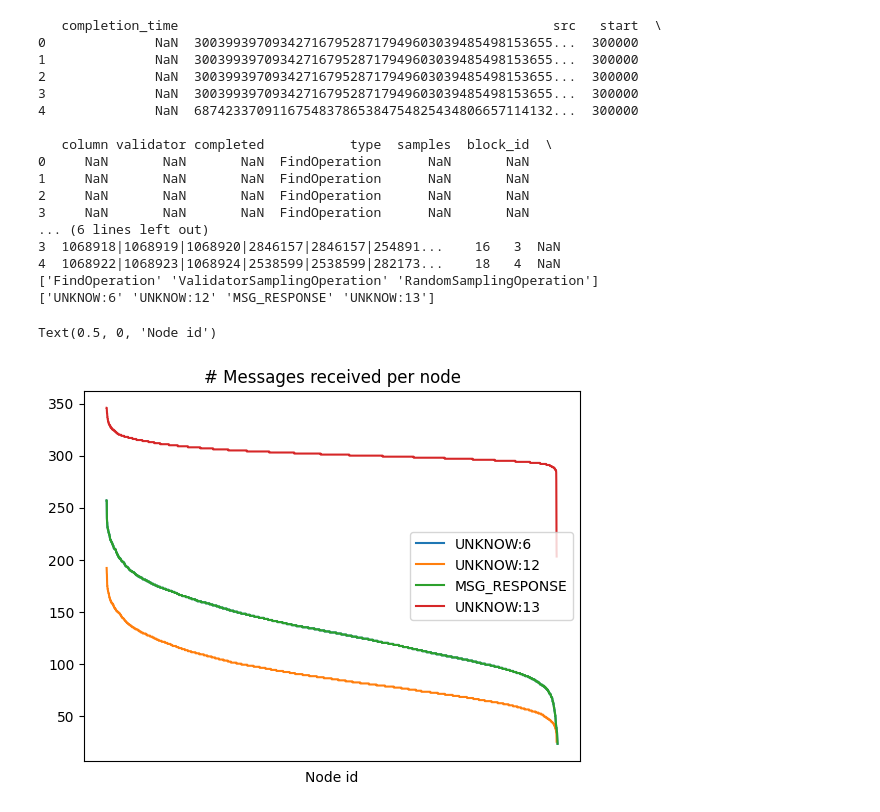
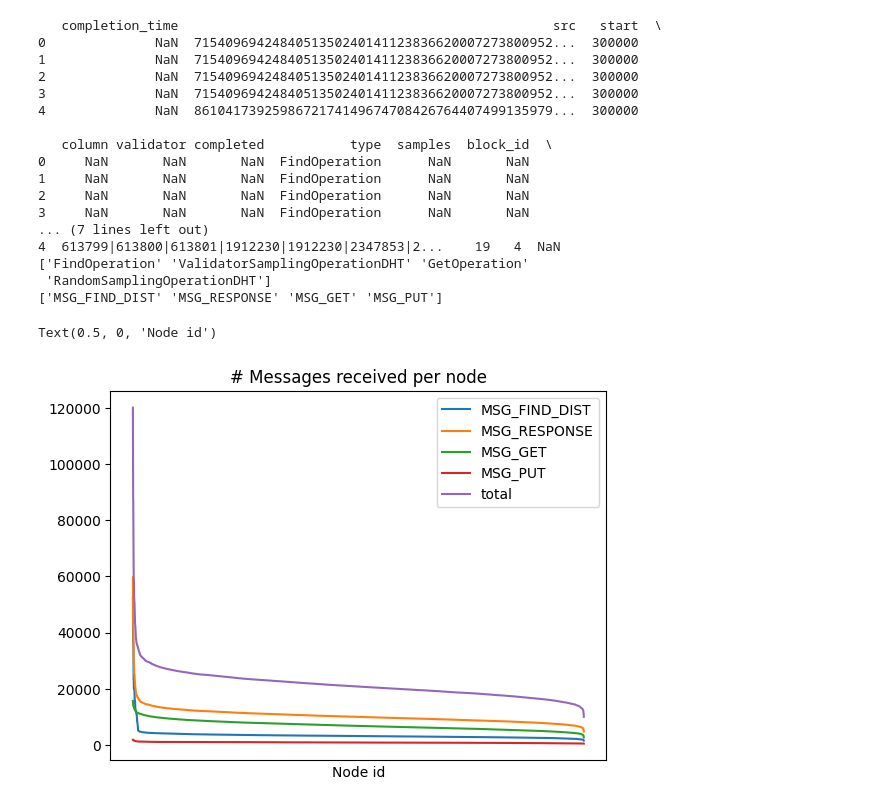
Before and after one commit to datahop/kademlia-simulator, a Jupyter notebook: simulator/python/graphs.ipynb, the cells around one changed output. Saved outputs shown, nothing was run; the diff lists cells and outputs as text; code cells hidden in the pictures.

Commit message:
fix operation tag reported

```diff
--- a/simulator/python/graphs.ipynb
+++ b/simulator/python/graphs.ipynb
@@ -3,52 +3,54 @@ from matplotlib import pyplot as plt
 import numpy as np
 import pandas as pd
 
-ops_path = "../logsTest/operation.csv"
-msgs_path = "../logsTest/messages.csv"
+ops_path = "../logsDHT/operation.csv"
+msgs_path = "../logsDHT/messages.csv"
 
-op_df = pd.read_csv(ops_path,index_col=False)
-msg_df = pd.read_csv(msgs_path,index_col=False)
+op_df = pd.read_csv(ops_path,index_col=False,low_memory=False)
+msg_df = pd.read_csv(msgs_path,index_col=False,low_memory=False)
 
 fig1, ax1 = plt.subplots()
 
 msg_types = msg_df['type'].unique()
 
 print(op_df.head())
 print(op_df['type'].unique())
 print(msg_df['type'].unique())
 
 msg_df2 = msg_df.loc[(msg_df['dst'] !='83814183170291850251680823880522715558189094423550585243365458794131648333116')]
 for types in msg_types:
     #print(types)
     df2 = msg_df2.loc[(msg_df2['type'] == types)]
     df2['dst'].value_counts().plot(ax=ax1, kind='line', xticks=[], title="Message received by node", label=types)
 
     #print(df2['dst'])
 
+msg_df2['dst'].value_counts().plot(ax=ax1, kind='line', xticks=[], title="Message received by node", label='total')
+
 ax1.legend()
 
 ax1.set_title("# Messages received per node")
 ax1.set_xlabel("Node id")
 # %% [output]
    completion_time                                                src   start  \
-0              NaN  3003993970934271679528717949603039485498153655...  300000
-1              NaN  3003993970934271679528717949603039485498153655...  300000
-2              NaN  3003993970934271679528717949603039485498153655...  300000
-3              NaN  3003993970934271679528717949603039485498153655...  300000
-4              NaN  6874233709116754837865384754825434806657114132...  300000
+0              NaN  7154096942484051350240141123836620007273800952...  300000
+1              NaN  7154096942484051350240141123836620007273800952...  300000
+2              NaN  7154096942484051350240141123836620007273800952...  300000
+3              NaN  7154096942484051350240141123836620007273800952...  300000
+4              NaN  8610417392598672174149674708426764407499135979...  300000
 
    column validator completed           type  samples  block_id  \
 0     NaN       NaN       NaN  FindOperation      NaN       NaN
 1     NaN       NaN       NaN  FindOperation      NaN       NaN
 2     NaN       NaN       NaN  FindOperation      NaN       NaN
 3     NaN       NaN       NaN  FindOperation      NaN       NaN
-... (6 lines left out)
-3  1068918|1068919|1068920|2846157|2846157|254891...    16   3  NaN
-4  1068922|1068923|1068924|2538599|2538599|282173...    18   4  NaN
-['FindOperation' 'ValidatorSamplingOperation' 'RandomSamplingOperation']
-['UNKNOW:6' 'UNKNOW:12' 'MSG_RESPONSE' 'UNKNOW:13']
+... (7 lines left out)
+4  613799|613800|613801|1912230|1912230|2347853|2...    19   4  NaN
+['FindOperation' 'ValidatorSamplingOperationDHT' 'GetOperation'
+ 'RandomSamplingOperationDHT']
+['MSG_FIND_DIST' 'MSG_RESPONSE' 'MSG_GET' 'MSG_PUT']
 Text(0.5, 0, 'Node id')
-[figure, old version]
+[figure, new version]
 # %%
 
 fig2, ax2 = plt.subplots()
```
Also changed, not shown: parts of 8 cells of this notebook, 5 other files.
